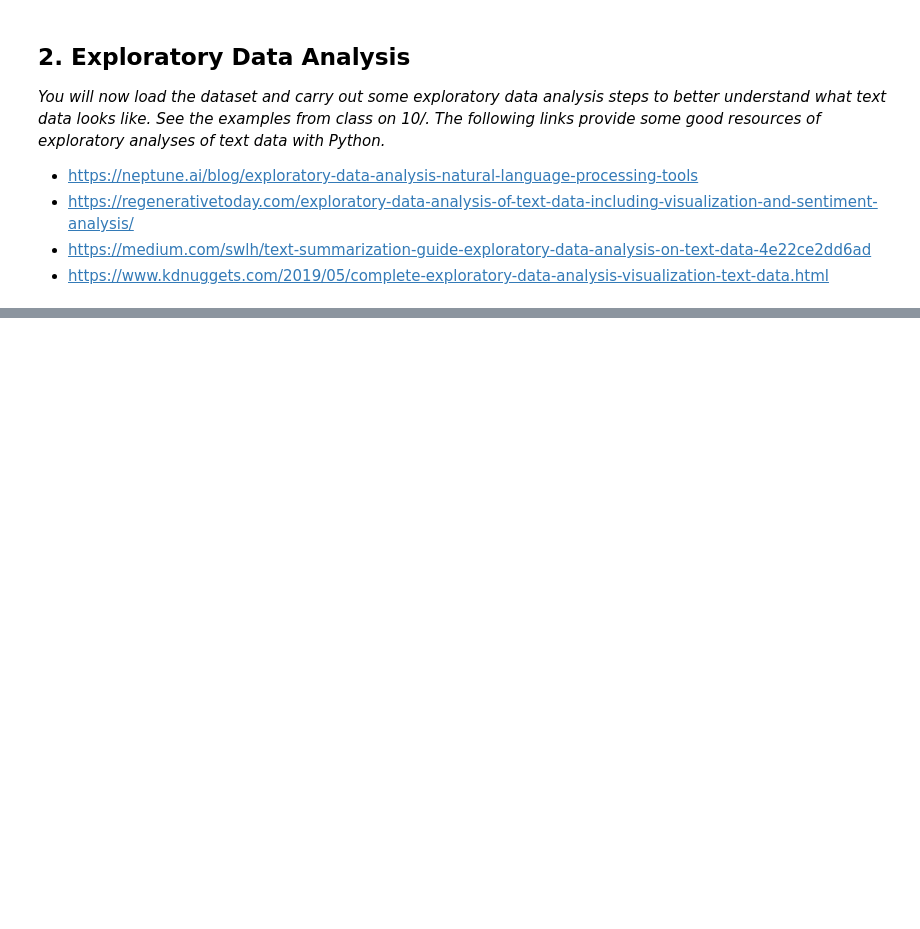
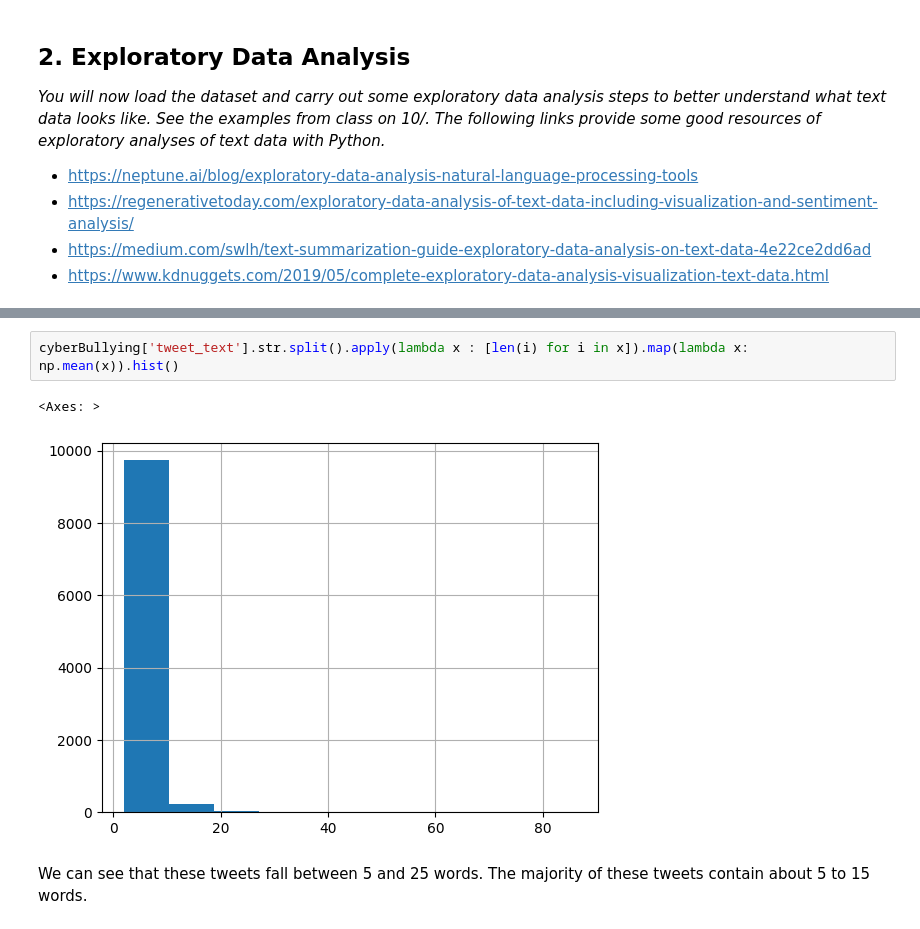
Before and after one commit to Matthew-Bustamante/CS39AA-Project-Cyberbullying, a Jupyter notebook: project_part1.ipynb, the cells around one changed output, grey strips where cells are left out. Saved outputs shown, nothing was run; the diff lists cells and outputs as text; blank space fills up the shorter version.

```diff
--- a/project_part1.ipynb
+++ b/project_part1.ipynb
@@ -57,0 +92,7 @@ import pandas as pd
+# %%
+cyberBullying['tweet_text'].str.split().apply(lambda x : [len(i) for i in x]).map(lambda x: np.mean(x)).hist()
+# %% [output]
+<Axes: >
+[figure, added]
+# %% [markdown]
+We can see that these tweets fall between 5 and 25 words.  The majority of these tweets contain about 5 to 15 words.
```
Also changed, not shown: parts of 7 cells of this notebook.
